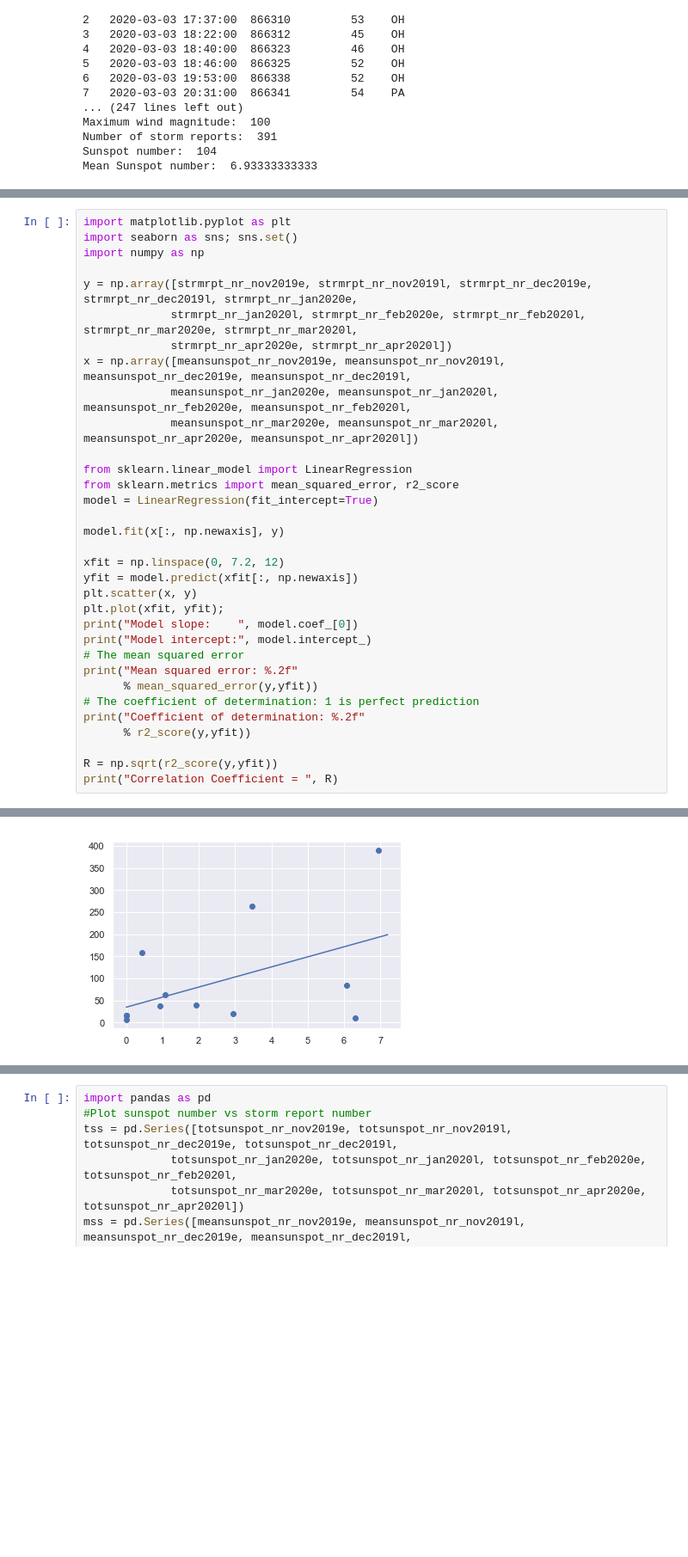
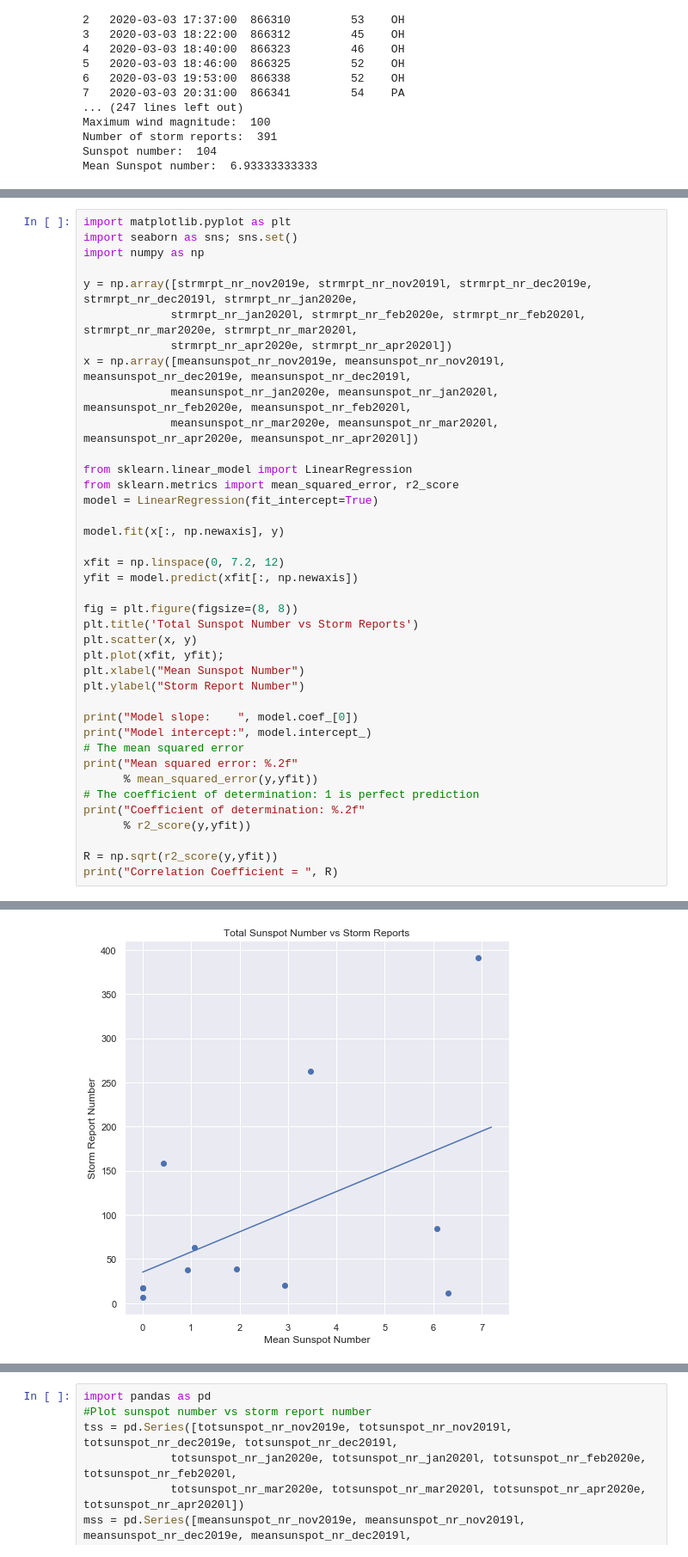
Before and after one commit to cycle13/Severe_Thunderstorm_Climatology_2020, a Jupyter notebook: Thunderstorm_climatology_2020.ipynb, the cells around one changed output, grey strips where cells are left out. Shown at 86% size. Saved outputs shown, nothing was run; the diff lists cells and outputs as text; blank space fills up the shorter version.

```diff
--- a/Thunderstorm_climatology_2020.ipynb
+++ b/Thunderstorm_climatology_2020.ipynb
@@ -328,31 +351,37 @@ x = np.array([meansunspot_nr_nov2019e, meansunspot_nr_nov2019l, meansunspot_nr_d
              meansunspot_nr_jan2020e, meansunspot_nr_jan2020l, meansunspot_nr_feb2020e, meansunspot_nr_feb2020l,
              meansunspot_nr_mar2020e, meansunspot_nr_mar2020l, meansunspot_nr_apr2020e, meansunspot_nr_apr2020l])
 
 from sklearn.linear_model import LinearRegression
 from sklearn.metrics import mean_squared_error, r2_score
 model = LinearRegression(fit_intercept=True)
 
 model.fit(x[:, np.newaxis], y)
 
 xfit = np.linspace(0, 7.2, 12)
 yfit = model.predict(xfit[:, np.newaxis])
+
+fig = plt.figure(figsize=(8, 8))
+plt.title('Total Sunspot Number vs Storm Reports')
 plt.scatter(x, y)
 plt.plot(xfit, yfit);
+plt.xlabel("Mean Sunspot Number")
+plt.ylabel("Storm Report Number")
+
 print("Model slope:    ", model.coef_[0])
 print("Model intercept:", model.intercept_)
 # The mean squared error
 print("Mean squared error: %.2f"
       % mean_squared_error(y,yfit))
 # The coefficient of determination: 1 is perfect prediction
 print("Coefficient of determination: %.2f"
       % r2_score(y,yfit))
 
 R = np.sqrt(r2_score(y,yfit))
 print("Correlation Coefficient = ", R)
 # %% [output]
 Model slope:     22.80867151737222
 Model intercept: 35.086898392101624
 Mean squared error: 8480.56
 Coefficient of determination: 0.36
 Correlation Coefficient =  0.6033495294480762
-[figure, old version]
+[figure, new version]
```
Also changed, not shown: parts of 14 cells of this notebook.
